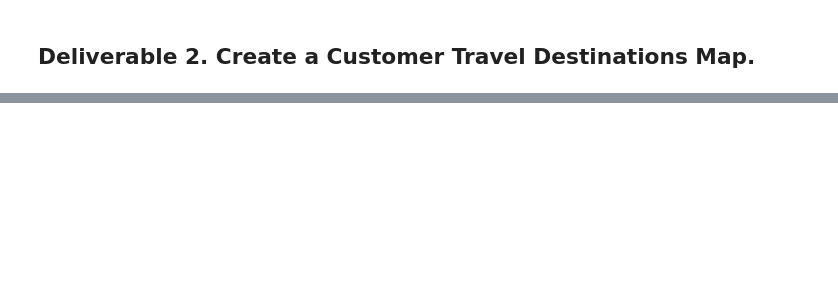
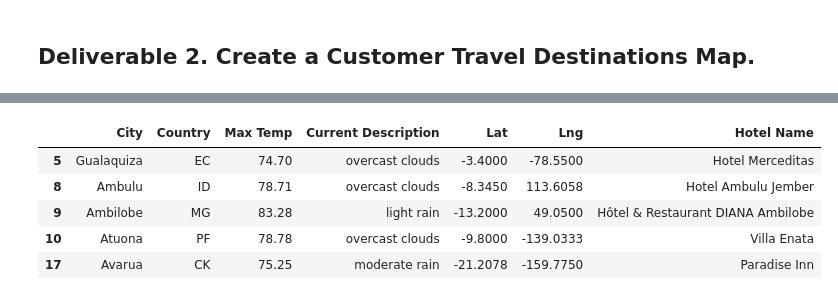
Before and after one commit to mgsrichard/World_Weather_Analysis, a Jupyter notebook: Vacation_Search/Vacation_Search.ipynb, the cells around one changed output, grey strips where cells are left out. Saved outputs shown, nothing was run; the diff lists cells and outputs as text; code cells hidden in the pictures; blank space fills up the shorter version.

```diff
--- a/Vacation_Search/Vacation_Search.ipynb
+++ b/Vacation_Search/Vacation_Search.ipynb
@@ -170,3 +182,12 @@ memory usage: 9.9+ KB
+# %%
+clean_hotel_df.head()
+# %% [output]
+|  | City | Country | Max Temp | Current Description | Lat | Lng | Hotel Name |
+| 5 | Gualaquiza | EC | 74.70 | overcast clouds | -3.4000 | -78.5500 | Hotel Merceditas |
+| 8 | Ambulu | ID | 78.71 | overcast clouds | -8.3450 | 113.6058 | Hotel Ambulu Jember |
+| 9 | Ambilobe | MG | 83.28 | light rain | -13.2000 | 49.0500 | Hôtel & Restaurant DIANA Ambilobe |
+| 10 | Atuona | PF | 78.78 | overcast clouds | -9.8000 | -139.0333 | Villa Enata |
+| 17 | Avarua | CK | 75.25 | moderate rain | -21.2078 | -159.7750 | Paradise Inn |
 # %%
 # 8a. Create the output File (CSV)
 output_data_file = "WeatherPY_vacation.csv"
```
Also changed, not shown: parts of 13 cells of this notebook, 8 other files.
